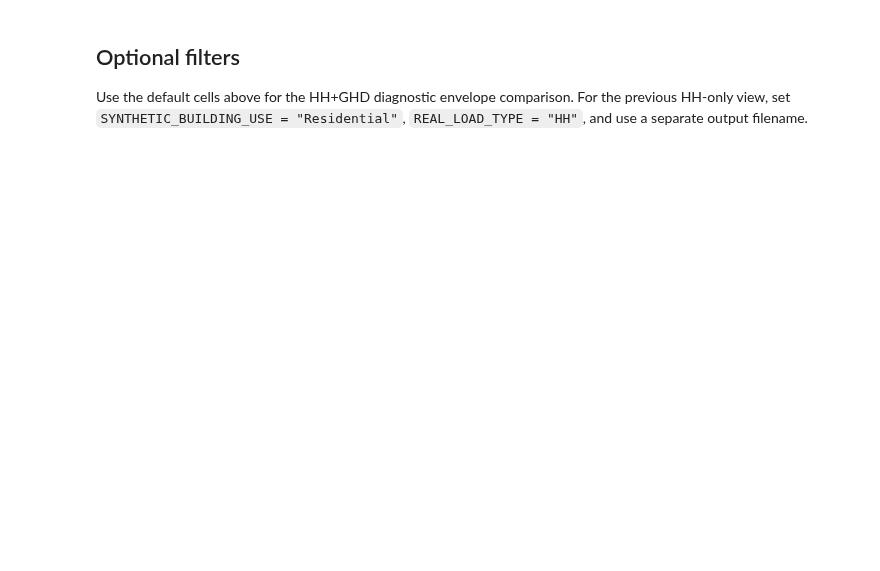
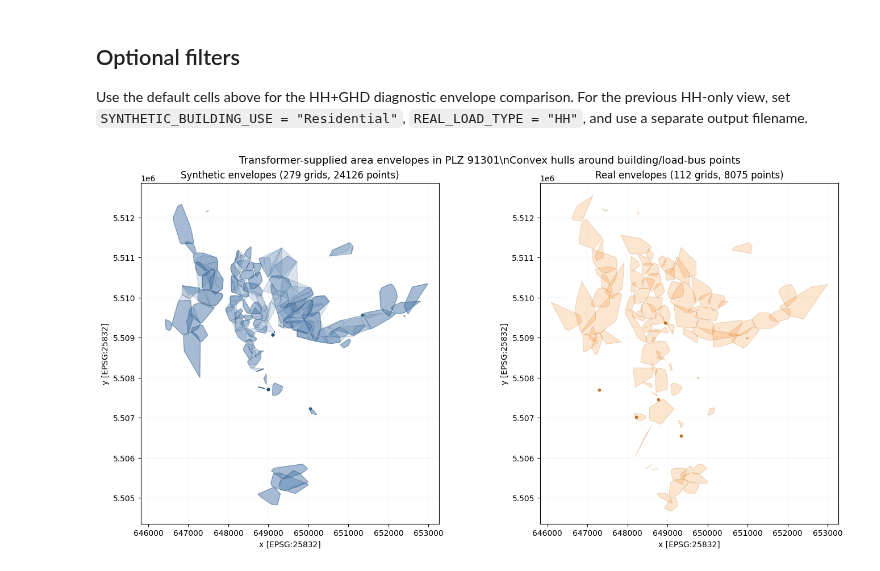
Before and after one commit to tum-ens/SurroGrid, a Jupyter notebook: GridExpand/5.postprocessing/notebooks/grid_area_envelope_comparison.ipynb, the cells around one changed output. Drawn from its saved outputs; the diff is of its cells as text; code cells hidden in the pictures; blank space fills up the shorter version.

```diff
--- a/GridExpand/5.postprocessing/notebooks/grid_area_envelope_comparison.ipynb
+++ b/GridExpand/5.postprocessing/notebooks/grid_area_envelope_comparison.ipynb
@@ -46,12 +75,14 @@ envelope_data["real_envelopes"].describe(include="all")
 
 Use the default cells above for the HH+GHD diagnostic envelope comparison. For the previous HH-only view, set `SYNTHETIC_BUILDING_USE = "Residential"`, `REAL_LOAD_TYPE = "HH"`, and use a separate output filename.
 # %%
-# fig_hh, axes_hh, envelope_data_hh = plot_grid_area_envelope_comparison(
-#     plz=PLZ,
-#     synthetic_run_name=SYNTHETIC_RUN_NAME,
-#     synthetic_building_use="Residential",
-#     real_grid_data_path=REAL_GRID_DATA_PATH,
-#     real_load_type="HH",
-#     show_points=False,
-#     output_path=STEP5_DIR / "output" / "plots" / "grid_area_envelopes" / "synthetic_real_hh.png",
-# )
+fig_hh, axes_hh, envelope_data_hh = plot_grid_area_envelope_comparison(
+    plz=PLZ,
+    synthetic_run_name=SYNTHETIC_RUN_NAME,
+    synthetic_building_use="Residential",
+    real_grid_data_path=REAL_GRID_DATA_PATH,
+    real_load_type="HH",
+    show_points=False,
+    output_path=STEP5_DIR / "output" / "plots" / "grid_area_envelopes" / "synthetic_real_hh.png",
+)
+# %% [output]
+[figure, added]
```
Also changed, not shown: parts of 3 cells of this notebook, 7 other files.
